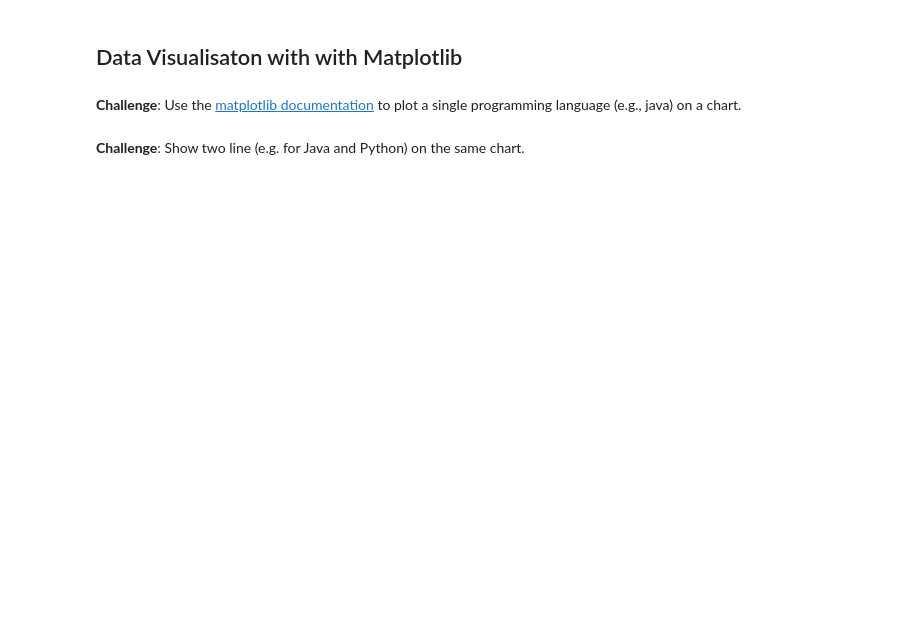
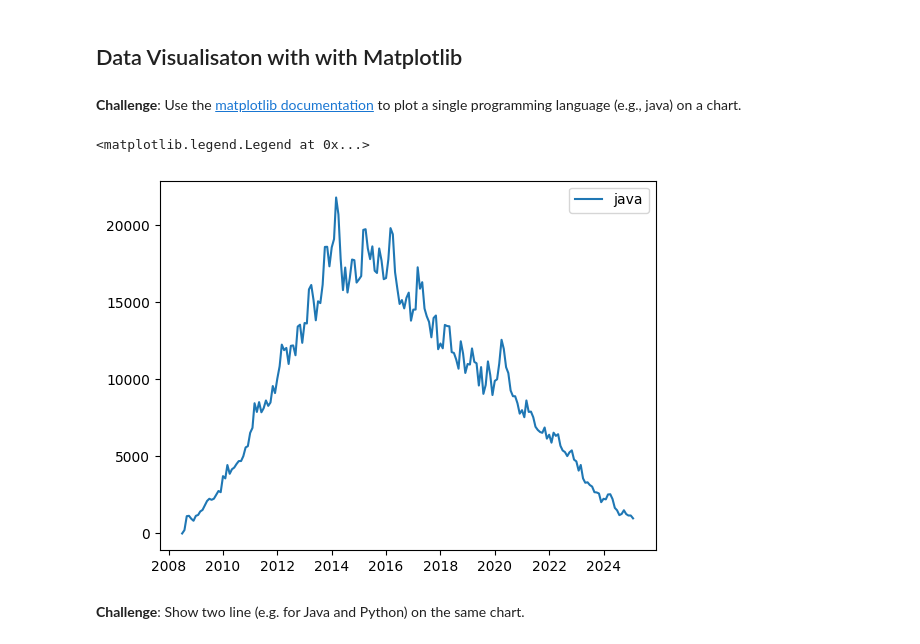
Before and after one commit to RafaelMoralesGallegos/100-days-of-Python, a Jupyter notebook: Day_73_Matplotlib/Programming_Languages_(start).ipynb, the cells around one changed output. Drawn from its saved outputs; the diff is of its cells as text; code cells hidden in the pictures; blank space fills up the shorter version.

```diff
--- a/Day_73_Matplotlib/Programming_Languages_(start).ipynb
+++ b/Day_73_Matplotlib/Programming_Languages_(start).ipynb
@@ -130,3 +131,6 @@ df.head()
 | 4 | 2008-08-01 | c++ | 164 |
 # %% [markdown]
 ## Data Manipulation
+# %%
+reshaped_df = df.pivot(index='DATE', columns='TAG', values='POSTS').fillna(0)
+reshaped_df
@@ -138,5 +200,12 @@ df.head()
 ## Data Visualisaton with with Matplotlib
 # %% [markdown]
 **Challenge**: Use the [matplotlib documentation](https://matplotlib.org/3.2.1/api/_as_gen/matplotlib.pyplot.plot.html#matplotlib.pyplot.plot) to plot a single programming language (e.g., java) on a chart.
+# %%
+fig, ax = plt.subplots()
+ax.plot(reshaped_df.index, reshaped_df['java'], label='java')
+ax.legend()
+# %% [output]
+<matplotlib.legend.Legend at 0x...>
+[figure, added]
 # %% [markdown]
 **Challenge**: Show two line (e.g. for Java and Python) on the same chart.
```
Also changed, not shown: parts of 9 cells of this notebook.
